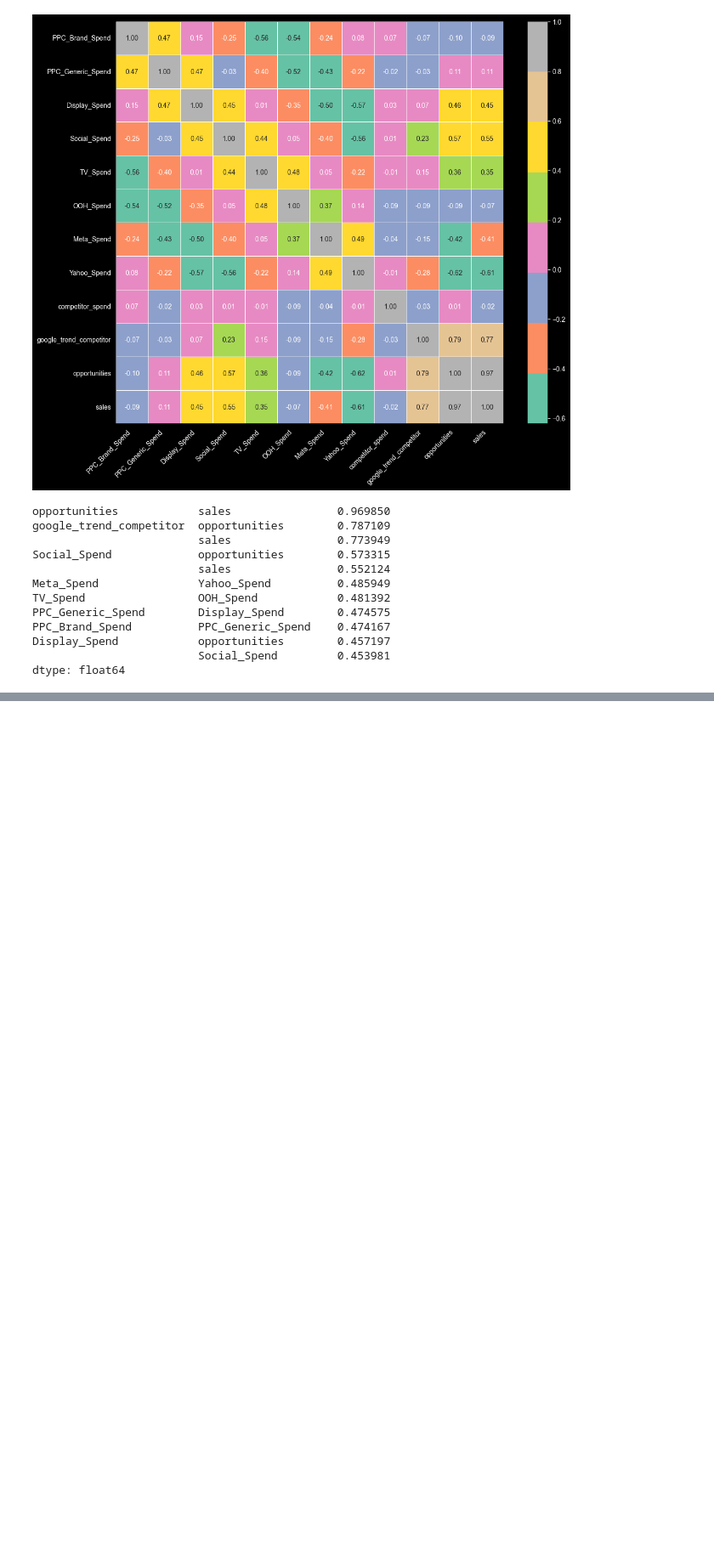
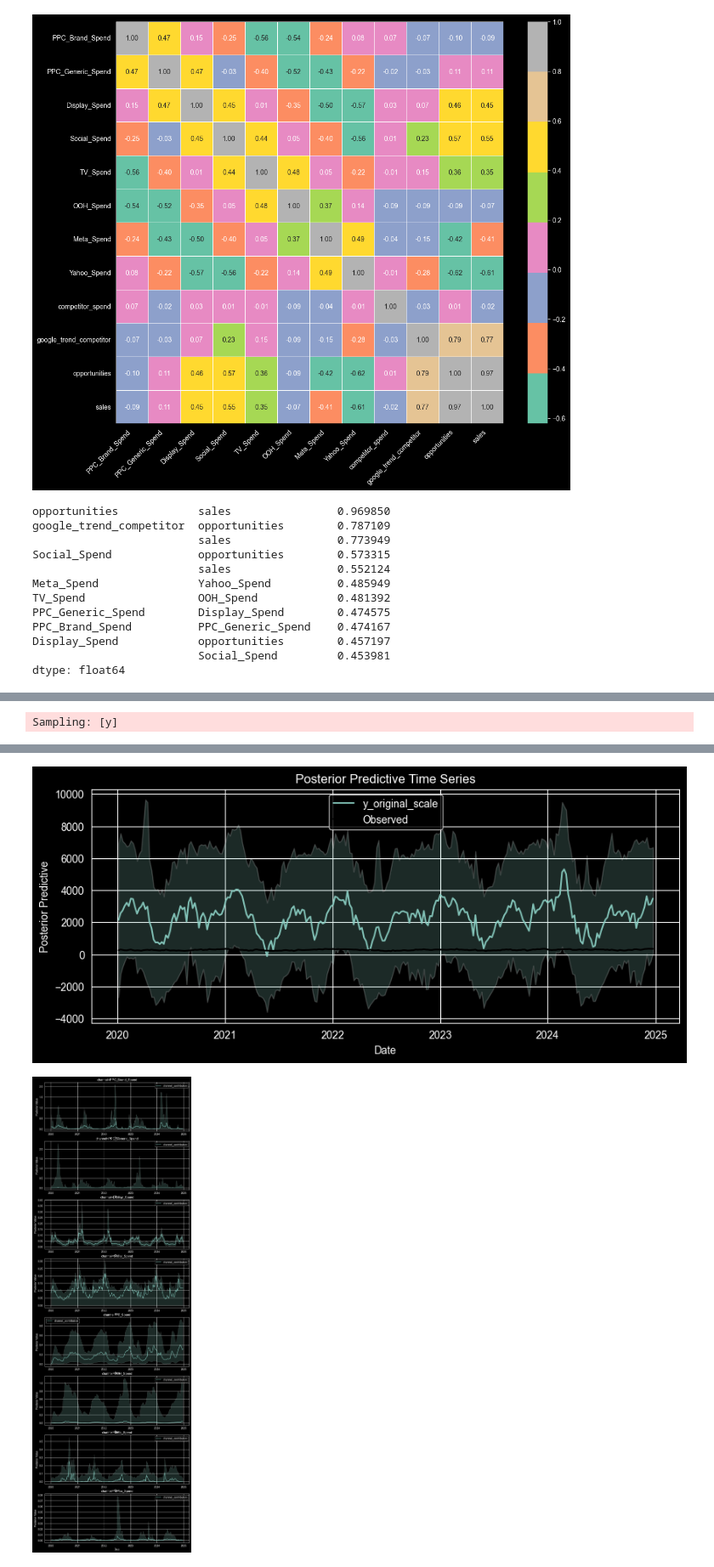
Before and after one commit to jessieip/bayesian-mmm, a Jupyter notebook: notebooks/bayesian_mmm_220526.ipynb, the cells around one changed output, grey strips where cells are left out. Shown at 85% size. Drawn from its saved outputs; the diff is of its cells as text; code cells hidden in the pictures; blank space fills up the shorter version.

```diff
--- a/notebooks/bayesian_mmm_220526.ipynb
+++ b/notebooks/bayesian_mmm_220526.ipynb
@@ -211,0 +511,4 @@ Index(['date', 'PPC_Brand_Spend', 'PPC_Generic_Spend', 'Display_Spend',
+# %%
+mmm_waterfall, mmm_contribution = mmm_model_predict(mmm, X, df)
+# %% [output]
+Sampling: [y]
@@ -211,0 +516,2 @@ Index(['date', 'PPC_Brand_Spend', 'PPC_Generic_Spend', 'Display_Spend',
+[figure, added]
+[figure, added]
```
Also changed, not shown: parts of 22 cells of this notebook, 3 other files.
